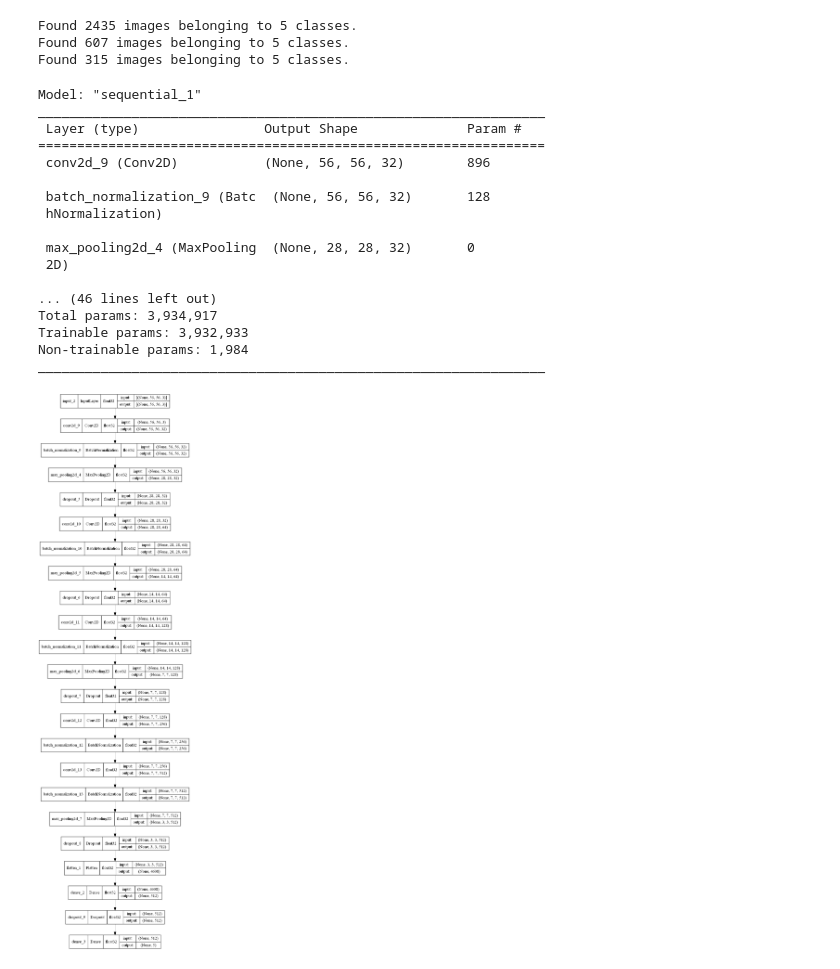
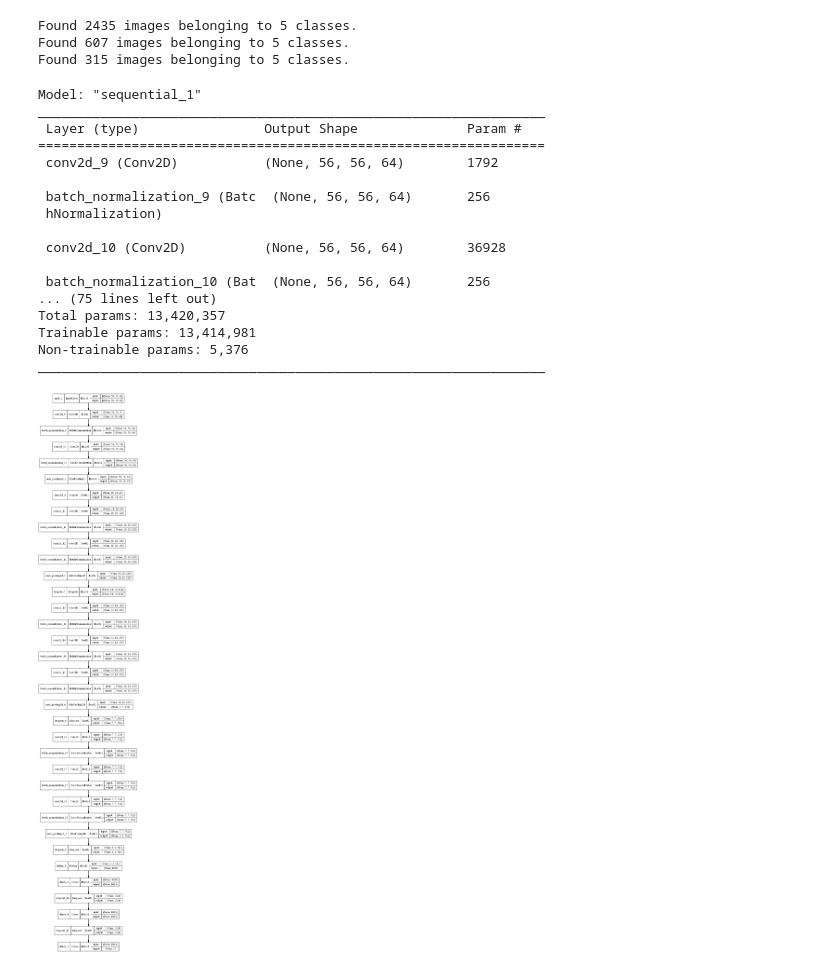
Before and after one commit to ashen007/Identify-Diseases-in-Crops-leaf, a Jupyter notebook: models/cassava_model_VGGNet_exp.ipynb, the cells around one changed output. Saved outputs shown, nothing was run; the diff lists cells and outputs as text; code cells hidden in the pictures.

Commit message:
need to increase model learning capability because it underfitting currently

```diff
--- a/models/cassava_model_VGGNet_exp.ipynb
+++ b/models/cassava_model_VGGNet_exp.ipynb
@@ -44,50 +44,54 @@ cassava_model = Sequential()
 cassava_model.add(InputLayer(input_shape=(56, 56, 3)))
 
 # conv 1
-cassava_model.add(Conv2D(filters=base_filters, kernel_size=(3, 3), padding='same', activation=relu))
+cassava_model.add(Conv2D(filters=base_filters*2, kernel_size=(3, 3), padding='same', activation=relu))
 cassava_model.add(BatchNormalization())
 
 # conv 2
-# cassava_model.add(Conv2D(filters=base_filters, kernel_size=(3, 3), padding='same', activation=relu))
-# cassava_model.add(BatchNormalization())
+cassava_model.add(Conv2D(filters=base_filters*2, kernel_size=(3, 3), padding='same', activation=relu))
+cassava_model.add(BatchNormalization())
 
 # pooling and dropout
 cassava_model.add(MaxPooling2D(pool_size=(2, 2)))
 cassava_model.add(Dropout(0.2))
 
 # conv 3
-cassava_model.add(Conv2D(filters=base_filters * 2, kernel_size=(3, 3), padding='same', activation=relu))
+cassava_model.add(Conv2D(filters=base_filters * 4, kernel_size=(3, 3), padding='same', activation=relu))
 cassava_model.add(BatchNormalization())
 
 # conv 4
-# cassava_model.add(Conv2D(filters=base_filters * 2, kernel_size=(3, 3), padding='same', activation=relu))
-# cassava_model.add(BatchNormalization())
+cassava_model.add(Conv2D(filters=base_filters * 4, kernel_size=(3, 3), padding='same', activation=relu))
+cassava_model.add(BatchNormalization())
 
 # pooling and dropout
 cassava_model.add(MaxPooling2D(pool_size=(2, 2)))
 cassava_model.add(Dropout(0.3))
 
 # conv 5
-cassava_model.add(Conv2D(filters=base_filters * 4, kernel_size=(3, 3), padding='same', activation=relu))
+cassava_model.add(Conv2D(filters=base_filters * 8, kernel_size=(3, 3), padding='same', activation=relu))
 cassava_model.add(BatchNormalization())
 
 # conv 6
-# cassava_model.add(Conv2D(filters=base_filters * 4, kernel_size=(3, 3), padding='same', activation=relu))
-# cassava_model.add(BatchNormalization())
+cassava_model.add(Conv2D(filters=base_filters * 8, kernel_size=(3, 3), padding='same', activation=relu))
+cassava_model.add(BatchNormalization())
 
 # conv 7
-# cassava_model.add(Conv2D(filters=base_filters * 4, kernel_size=(3, 3), padding='same', activation=relu))
-# cassava_model.add(BatchNormalization())
+cassava_model.add(Conv2D(filters=base_filters * 8, kernel_size=(3, 3), padding='same', activation=relu))
+cassava_model.add(BatchNormalization())
 
 # pooling and dropout
 cassava_model.add(MaxPooling2D(pool_size=(2, 2)))
 cassava_model.add(Dropout(0.4))
 
-# conv 7
-cassava_model.add(Conv2D(filters=base_filters * 8, kernel_size=(3, 3), padding='same', activation=relu))
+# conv 8
+cassava_model.add(Conv2D(filters=base_filters * 16, kernel_size=(3, 3), padding='same', activation=relu))
 cassava_model.add(BatchNormalization())
 
-# conv 7
+# conv 9
+cassava_model.add(Conv2D(filters=base_filters * 16, kernel_size=(3, 3), padding='same', activation=relu))
+cassava_model.add(BatchNormalization())
+
+# conv 10
 cassava_model.add(Conv2D(filters=base_filters * 16, kernel_size=(3, 3), padding='same', activation=relu))
 cassava_model.add(BatchNormalization())
 
@@ -97,8 +101,10 @@ cassava_model.add(Dropout(0.4))
 
 # classifier
 cassava_model.add(Flatten())
-cassava_model.add(Dense(units=512, activation=relu))
-cassava_model.add(Dropout(0.4))
+cassava_model.add(Dense(units=1024, activation=relu))
+cassava_model.add(Dropout(0.5))
+cassava_model.add(Dense(units=1024, activation=relu))
+cassava_model.add(Dropout(0.5))
 cassava_model.add(Dense(units=5, activation=softmax))
 
 cassava_model.summary()
@@ -107,27 +113,27 @@ Model: "sequential_1"
 _________________________________________________________________
  Layer (type)                Output Shape              Param #
 =================================================================
- conv2d_9 (Conv2D)           (None, 56, 56, 32)        896
+ conv2d_9 (Conv2D)           (None, 56, 56, 64)        1792
 
- batch_normalization_9 (Batc  (None, 56, 56, 32)       128
+ batch_normalization_9 (Batc  (None, 56, 56, 64)       256
  hNormalization)
 
- max_pooling2d_4 (MaxPooling  (None, 28, 28, 32)       0
- 2D)
+ conv2d_10 (Conv2D)          (None, 56, 56, 64)        36928
 
-... (46 lines left out)
-Total params: 3,934,917
-Trainable params: 3,932,933
-Non-trainable params: 1,984
+ batch_normalization_10 (Bat  (None, 56, 56, 64)       256
+... (75 lines left out)
+Total params: 13,420,357
+Trainable params: 13,414,981
+Non-trainable params: 5,376
 _________________________________________________________________
 # %%
 plot_model(model=cassava_model,
-           to_file='model architecture/cassava_exp_4.png',
+           to_file='model architecture/cassava_exp_5.png',
            show_layer_names=True,
            show_dtype=True,
            show_shapes=True)
 # %% [output]
-[figure, old version]
+[figure, new version]
 # %%
 early_stop = EarlyStopping(monitor='val_loss',
                            min_delta=0,
```
Also changed, not shown: parts of 4 cells of this notebook, 9 other files.
